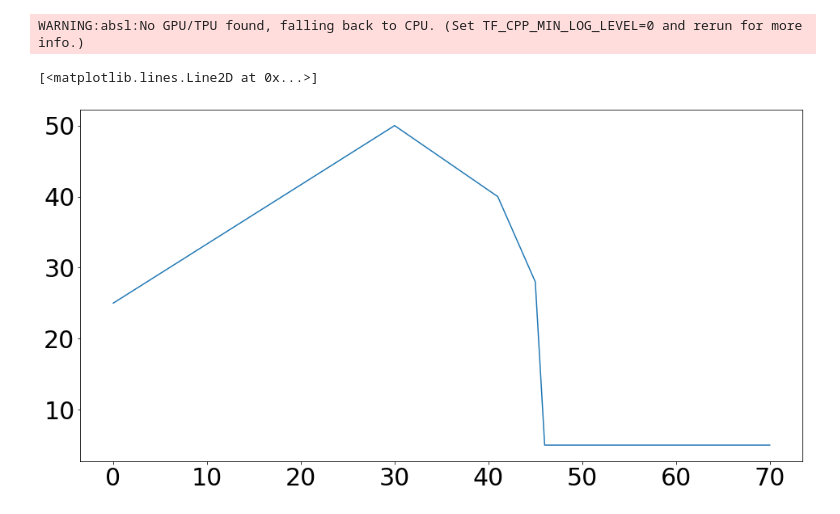
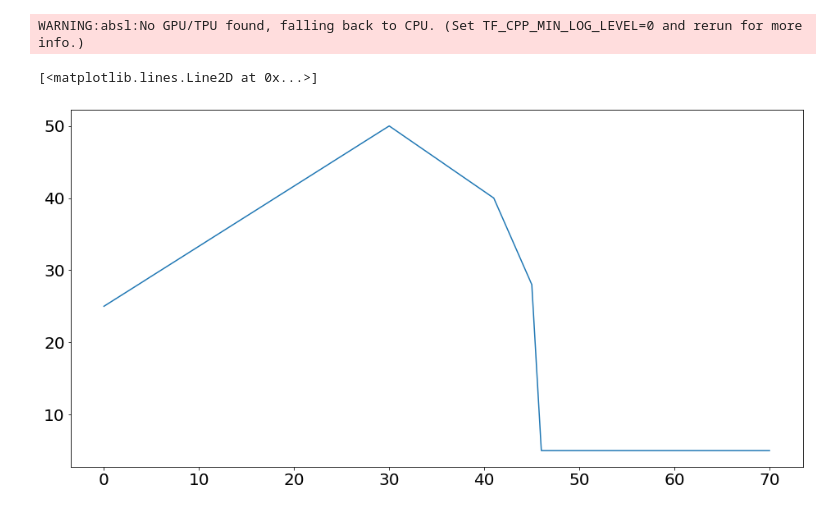
Before and after one commit to dongxulee/lifeCycle, a Jupyter notebook: 20210602/poorHighSimulation.ipynb, the cells around one changed output. Cells and saved outputs as stored; diff of their text form; code cells hidden in the pictures.

```diff
--- a/20210602/poorHighSimulation.ipynb
+++ b/20210602/poorHighSimulation.ipynb
@@ -7,11 +7,13 @@ plt.rcParams.update({'font.size': 20})
 # %% [output]
 Populating the interactive namespace from numpy and matplotlib
 WARNING:absl:No GPU/TPU found, falling back to CPU. (Set TF_CPP_MIN_LOG_LEVEL=0 and rerun for more info.)
-# %%
-plt.plot(detEarning)
-# %% [output]
-[<matplotlib.lines.Line2D at 0x...>]
-[figure, removed]
+# %%
+matplotlib.rcParams['figure.figsize'] = [16, 8]
+plt.rcParams.update({'font.size': 20})
+plt.plot(detEarning)
+# %% [output]
+[<matplotlib.lines.Line2D at 0x...>]
+[figure, added]
 # %%
 num = 10000
 '''
```
Also changed, not shown: parts of 21 cells of this notebook, 5 other files.
